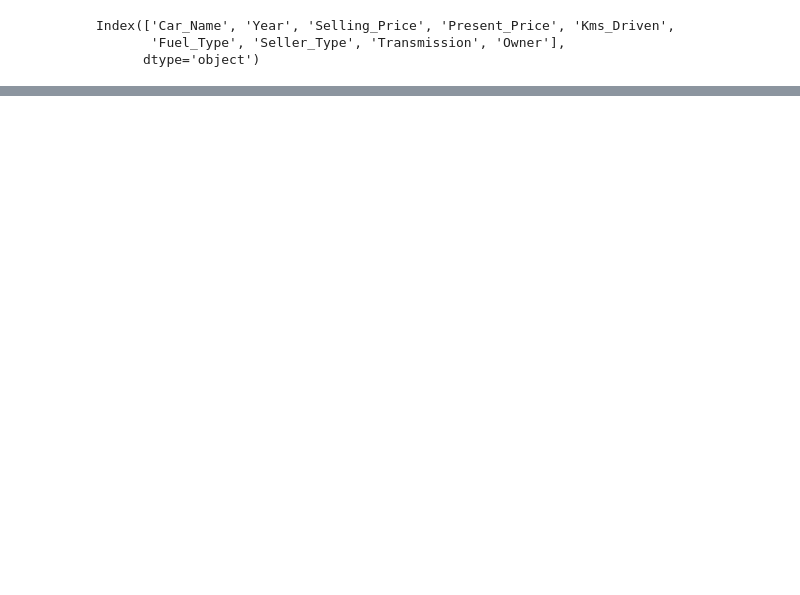
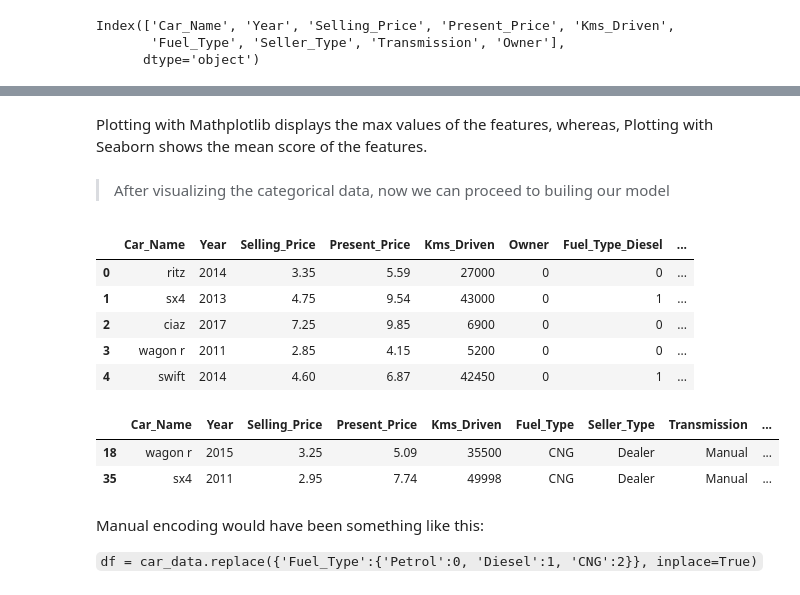
Before and after one commit to christopher-igweze/Car-Price-Prediction, a Jupyter notebook: Car Price/Car Price Prediction with Linear Regression.ipynb, the cells around one changed output, grey strips where cells are left out. Drawn from its saved outputs; the diff is of its cells as text; code cells hidden in the pictures; blank space fills up the shorter version.

Commit message:
I explored some more
I explored the categorical data more.

```diff
--- a/Car Price/Car Price Prediction with Linear Regression.ipynb
+++ b/Car Price/Car Price Prediction with Linear Regression.ipynb
@@ -62,0 +75,28 @@ sns.barplot(x=transmission_type, y=selling_price, ax=axes[2])
+# %% [markdown]
+Plotting with Mathplotlib displays the max values of the features, whereas, Plotting with Seaborn shows the mean score of the features.
+# %% [markdown]
+> After visualizing the categorical data, now we can proceed to builing our model
+# %%
+#Converting the categorical values into numerical data using one hot encoding
+df = pd.get_dummies(car_data, columns=['Fuel_Type', 'Seller_Type', 'Transmission'], drop_first=True)
+df.head()
+# %% [output]
+|  | Car_Name | Year | Selling_Price | Present_Price | Kms_Driven | Owner | Fuel_Type_Diesel | ... |
+| 0 | ritz | 2014 | 3.35 | 5.59 | 27000 | 0 | 0 | ... |
+| 1 | sx4 | 2013 | 4.75 | 9.54 | 43000 | 0 | 1 | ... |
+| 2 | ciaz | 2017 | 7.25 | 9.85 | 6900 | 0 | 0 | ... |
+| 3 | wagon r | 2011 | 2.85 | 4.15 | 5200 | 0 | 0 | ... |
+| 4 | swift | 2014 | 4.60 | 6.87 | 42450 | 0 | 1 | ... |
+# %%
+car_data[car_data['Fuel_Type'] == 'CNG']
+# %% [output]
+|  | Car_Name | Year | Selling_Price | Present_Price | Kms_Driven | Fuel_Type | Seller_Type | Transmission | ... |
+| 18 | wagon r | 2015 | 3.25 | 5.09 | 35500 | CNG | Dealer | Manual | ... |
+| 35 | sx4 | 2011 | 2.95 | 7.74 | 49998 | CNG | Dealer | Manual | ... |
+# %% [markdown]
+Manual encoding would have been something like this:
+
+
+`
+df = car_data.replace({'Fuel_Type':{'Petrol':0, 'Diesel':1, 'CNG':2}}, inplace=True)
+`
```
Also changed, not shown: parts of 4 cells of this notebook, 1 other file.
